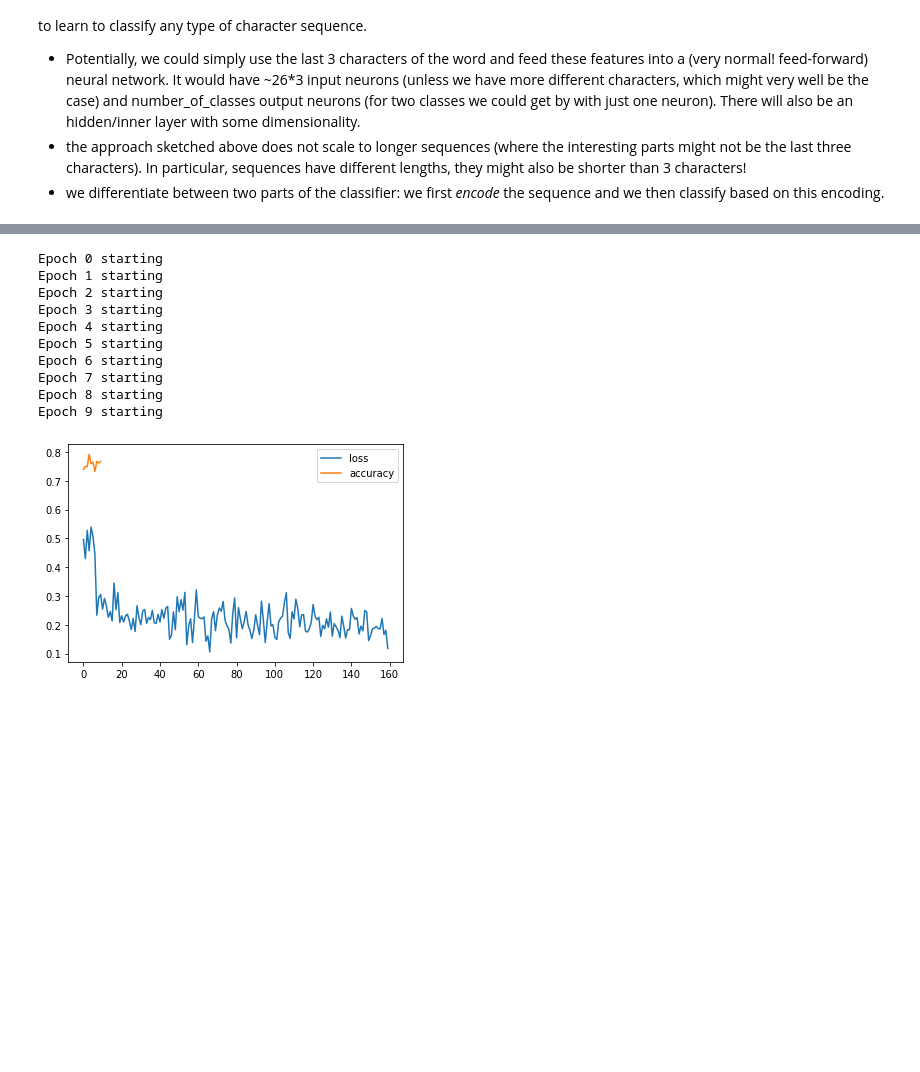
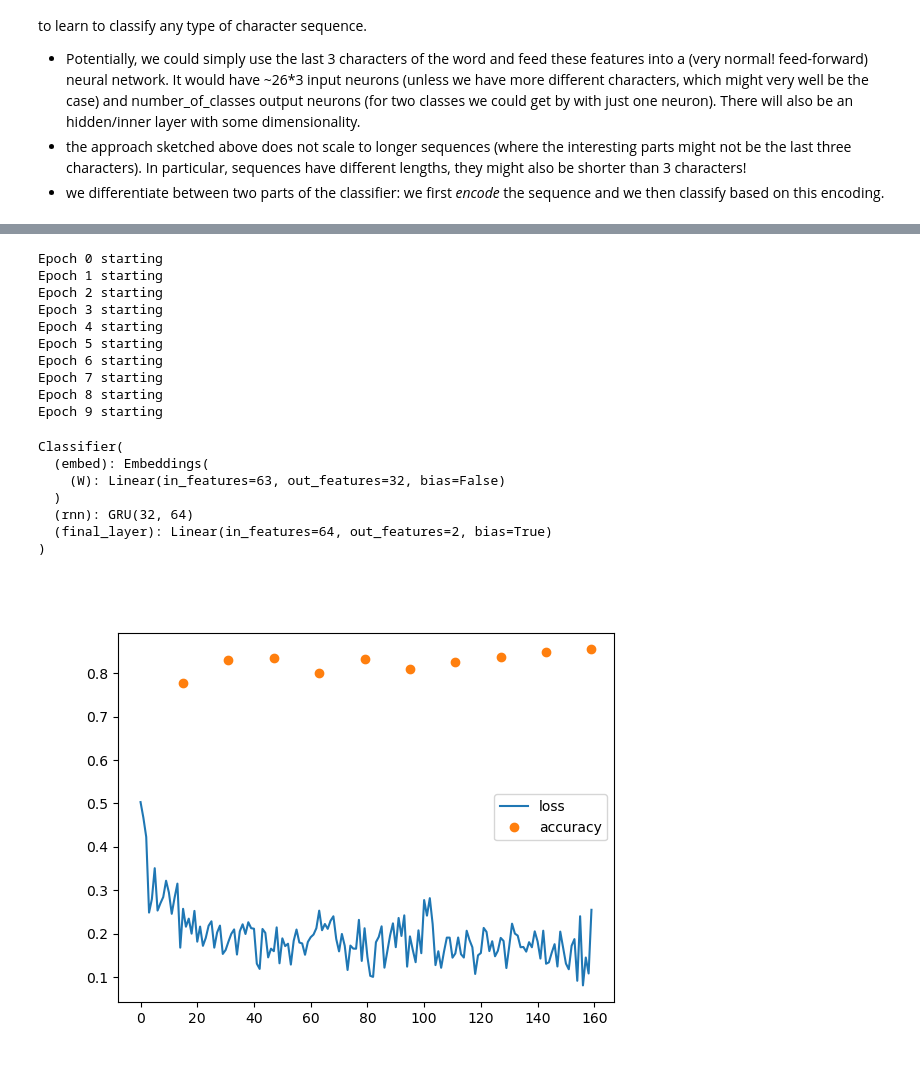
Before and after one commit to timobaumann/fobi-neuronale-netze, a Jupyter notebook: RNN.ipynb, the cells around one changed output, grey strips where cells are left out. Cells and saved outputs as stored; diff of their text form; code cells hidden in the pictures; blank space fills up the shorter version.

```diff
--- a/RNN.ipynb
+++ b/RNN.ipynb
@@ -13,12 +13,9 @@ import random
 import matplotlib.pyplot as plt
 from collections import defaultdict
 # %%
-# we will often repeatedly use some code for plotting. We define this once to be re-used later.
-def plot(plot_data):
-    plt.figure("evolution over training iterations")
-    for type in plot_data.keys():
-       plt.plot(plot_data[type], label=type)
-    plt.legend(loc='upper right')
+%%capture
+# now, the following is cool: it lets us import functions that we define in other notebooks!
+%run PyTorch.ipynb import plot
 # %%
 # code for loading two lists of training items from separate files.
 # let's use the following data layout:
@@ -126,6 +123,7 @@ def training():
             training_counter += 1
 
         # test performance of classifier:
+        plot_data["accuracy"].extend([None] * int(len(train) / plot_every - 1))
         correct = 0
         for cls, _, ints in test:
             output = classify(ints)
@@ -136,6 +134,7 @@ def training():
     plot(plot_data)
     return classify
 
+%matplotlib widget
 training()
 # %% [output]
 Epoch 0 starting
@@ -182,5 +186,5 @@ Epoch 9 starting
 # %%
-INPUT_SIZE = 16
+INPUT_SIZE = 32
 
 class Embeddings(nn.Module):
     def __init__(self):
@@ -189,32 +193,40 @@ class Embeddings(nn.Module):
 
     def forward(self, xs : list):
         xs = self.W(torch.nn.functional.one_hot(torch.tensor(xs), num_classes=NUM_CHARACTERS).float())
         return xs
 
 
 class Classifier(nn.Module):
     def __init__(self):
         super(Classifier, self).__init__()
         self.embed = Embeddings()
-        self.rnn = nn.RNN(INPUT_SIZE, HIDDEN_SIZE, 1)
+        self.rnn = nn.GRU(INPUT_SIZE, HIDDEN_SIZE, 1)
         self.final_layer = nn.Linear(HIDDEN_SIZE, NUM_CLASSES)
 
     def forward(self, xs : list):
         xs = self.embed(xs)
         rnn_output, hidden_states = self.rnn(xs)
         final_output = rnn_output[-1].reshape(1,HIDDEN_SIZE)
         return nn.functional.softmax(self.final_layer(final_output), dim=1)
 
+%matplotlib widget
 training()
 # %% [output]
 Epoch 0 starting
 Epoch 1 starting
 Epoch 2 starting
 Epoch 3 starting
 Epoch 4 starting
 Epoch 5 starting
 Epoch 6 starting
 Epoch 7 starting
 Epoch 8 starting
 Epoch 9 starting
+Classifier(
+  (embed): Embeddings(
+    (W): Linear(in_features=63, out_features=32, bias=False)
+  )
+  (rnn): GRU(32, 64)
+  (final_layer): Linear(in_features=64, out_features=2, bias=True)
+)
-[figure, old version]
+[figure, new version]
```
Also changed, not shown: parts of 4 cells of this notebook, 1 other file.
